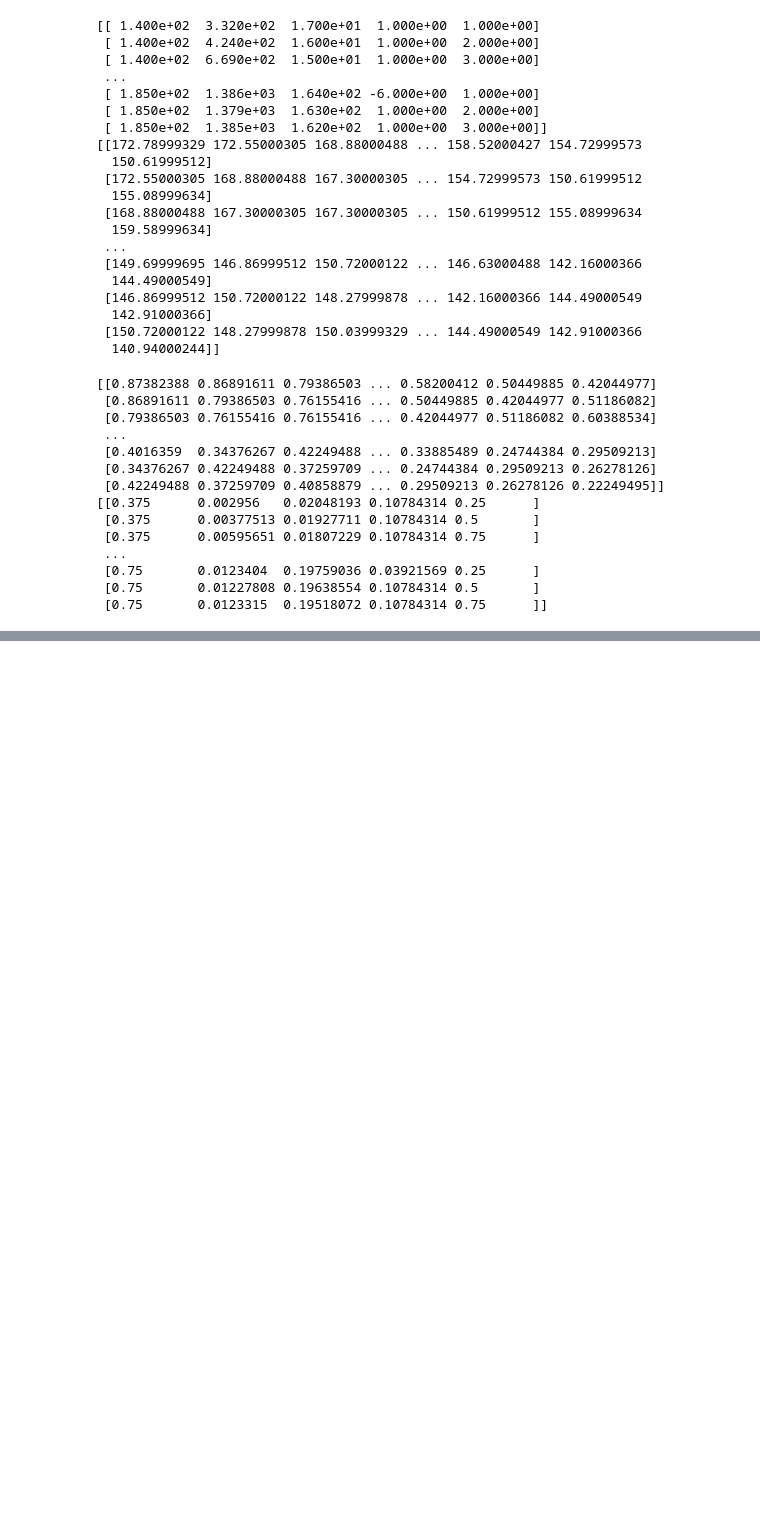
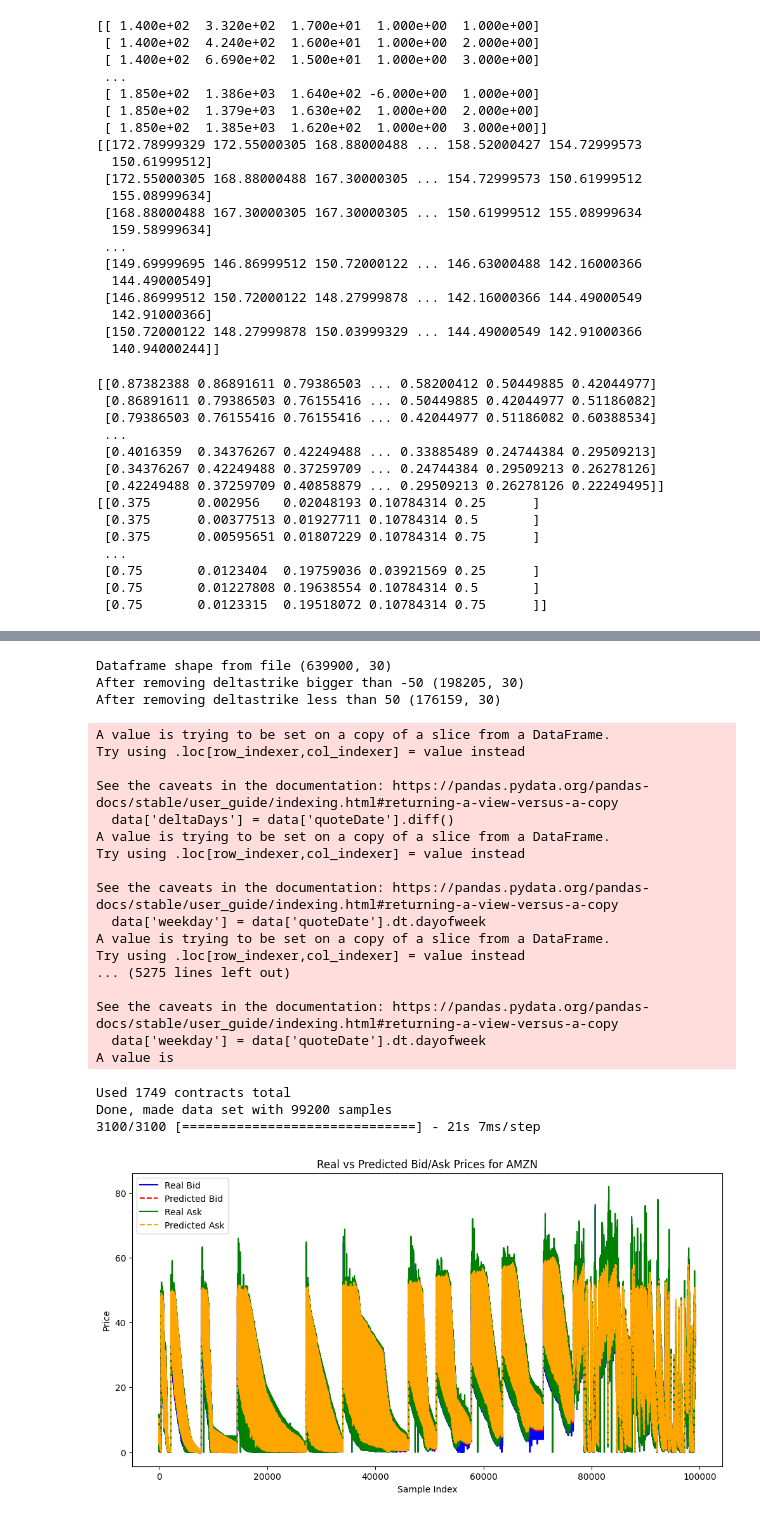
Before and after one commit to NathanPaceydev/ML-for-American-Style-Stock-Options, a Jupyter notebook: PrepareOptionsData.ipynb, the cells around one changed output, grey strips where cells are left out. Saved outputs shown, nothing was run; the diff lists cells and outputs as text; code cells hidden in the pictures; blank space fills up the shorter version.

Commit message:
AAPL model testing and results"

```diff
--- a/PrepareOptionsData.ipynb
+++ b/PrepareOptionsData.ipynb
@@ -271,0 +338,65 @@ Epoch 10/10
+# %%
+from sklearn.metrics import mean_squared_error
+
+# Preprocess the new ticker's data
+new_ticker = 'AMZN'  # Replace with the new ticker symbol
+x_test, y_test = produceXYDataSets(new_ticker, "C", 20)
+
+# Scale the test data using the same scalers as the training data
+# Assuming min_max_scaler_stockdata and min_max_scaler_data are already fitted with training data
+x_test_data = x_test[:,:5]
+x_test_stockdata = x_test[:,5:]
+x_test_stockdata_scaled = min_max_scaler_stockdata.transform(x_test_stockdata)
+x_test_data_scaled = min_max_scaler_data.transform(x_test_data)
+
+# Prepare the data for LSTM (reshape if necessary)
+x_test_lstm = np.concatenate((np.expand_dims(x_test_stockdata_scaled, axis=2), np.repeat(np.expand_dims(x_test_data_scaled, 1), x_test_stockdata_scaled.shape[1], axis=1)), axis=2)
+
+# Make predictions
+predictions_test = model.predict(x_test_lstm)
+
+# Inverse transform the predictions
+predictions_test_original = predictions_test
+
+
+
+# Compare predictions with actual values
+# ... (You can use a similar plotting function as before to visualize the results)
+
+# Example: Plotting the results
+import matplotlib.pyplot as plt
+plt.figure(figsize=(12, 6))
+plt.plot(y_test[:, 0], label='Real Bid', color='blue')
+plt.plot(predictions_test_original[:, 0], label='Predicted Bid', color='red', linestyle='--')
+plt.plot(y_test[:, 1], label='Real Ask', color='green')
+plt.plot(predictions_test_original[:, 1], label='Predicted Ask', color='orange', linestyle='--')
+plt.title(f'Real vs Predicted Bid/Ask Prices for {new_ticker}')
+plt.xlabel('Sample Index')
+plt.ylabel('Price')
+plt.legend()
+plt.show()
+# %% [output]
+Dataframe shape from file (639900, 30)
+After removing deltastrike bigger than -50 (198205, 30)
+After removing deltastrike less than 50 (176159, 30)
+A value is trying to be set on a copy of a slice from a DataFrame.
+Try using .loc[row_indexer,col_indexer] = value instead
+
+See the caveats in the documentation: https://pandas.pydata.org/pandas-docs/stable/user_guide/indexing.html#returning-a-view-versus-a-copy
+  data['deltaDays'] = data['quoteDate'].diff()
+A value is trying to be set on a copy of a slice from a DataFrame.
+Try using .loc[row_indexer,col_indexer] = value instead
+
+See the caveats in the documentation: https://pandas.pydata.org/pandas-docs/stable/user_guide/indexing.html#returning-a-view-versus-a-copy
+  data['weekday'] = data['quoteDate'].dt.dayofweek
+A value is trying to be set on a copy of a slice from a DataFrame.
+Try using .loc[row_indexer,col_indexer] = value instead
+... (5275 lines left out)
+
+See the caveats in the documentation: https://pandas.pydata.org/pandas-docs/stable/user_guide/indexing.html#returning-a-view-versus-a-copy
+  data['weekday'] = data['quoteDate'].dt.dayofweek
+A value is
+Used 1749 contracts total
+Done, made data set with 99200 samples
+3100/3100 [==============================] - 21s 7ms/step
+[figure, added]
```
Also changed, not shown: parts of 3 cells of this notebook, 4 other files.
